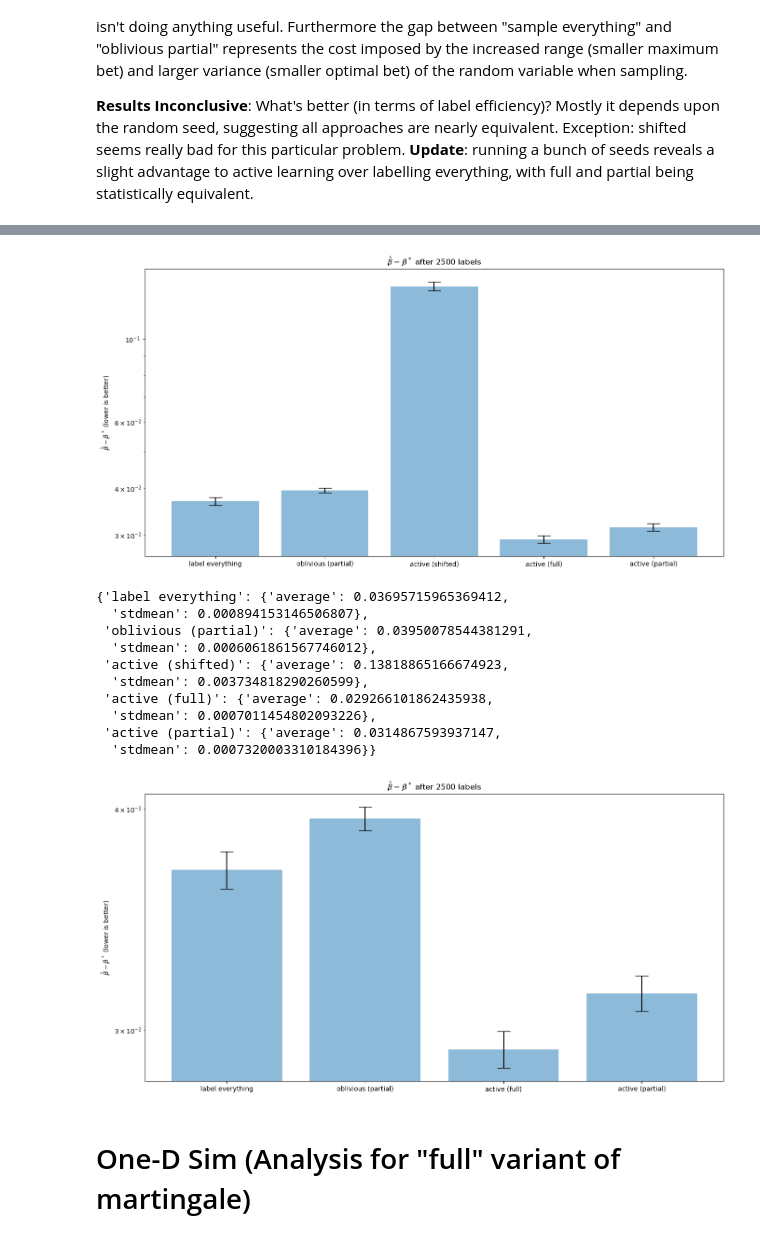
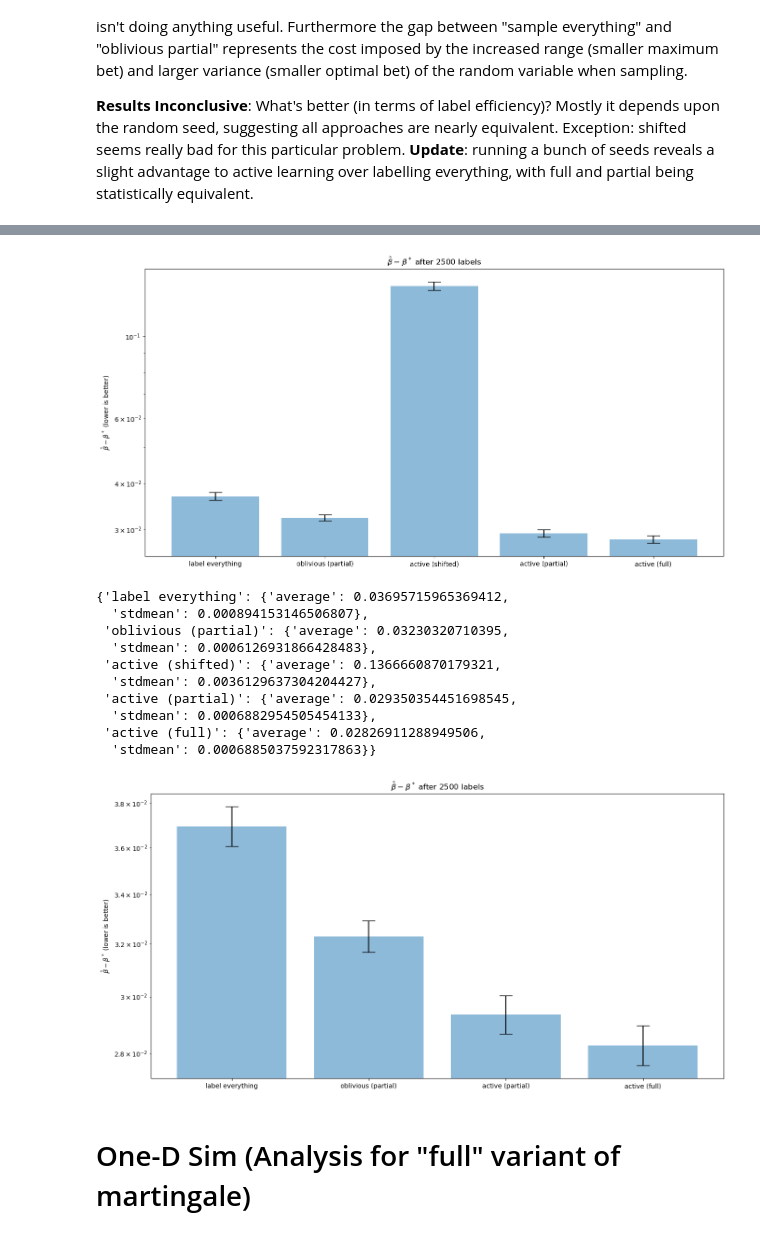
Before and after one commit to neilzxu/active-rcps, a Jupyter notebook: onedbinomialtestlesshypers.ipynb, the cells around one changed output, grey strips where cells are left out. Drawn from its saved outputs; the diff is of its cells as text; code cells hidden in the pictures.

```diff
--- a/onedbinomialtestlesshypers.ipynb
+++ b/onedbinomialtestlesshypers.ipynb
@@ -334,14 +346,14 @@ def test_once(*, seed, report_at):
     import numpy as np
     import torch
 
+    theta = 1/12
+    target_rate = 1/3
+
     if True:
         torch.manual_seed(seed)
         np.set_printoptions(2, floatmode='fixed')
 
         rho = FalsePositiveRho()
-        theta = 1/12
-        q_min = 1/10
-        target_rate = 1/3
 
         knots = np.linspace(0, 1, 10)
         def featurize(p):
@@ -358,7 +370,7 @@ def test_once(*, seed, report_at):
 
             return rv
 
-        def makeMinimax(policy, q_min, target_rate, iwmart):
+        def makeMinimax(policy, target_rate, iwmart):
             import cocob
 
             betastar = 1 - np.sqrt(2 * theta)
@@ -366,7 +378,6 @@ def test_once(*, seed, report_at):
             policy.constant_init(target_rate)
 
             primal_player = LabellingPolicyPrimalPlayer(policy=policy,
-                                                        q_min=q_min,
                                                         target_rate=target_rate,
                                                         theta=theta,
                                                         rho=rho,
@@ -391,16 +402,14 @@ def test_once(*, seed, report_at):
         _, full_minimax = makeMinimax(policy=MultilabelRegressor(in_features=len(featurize(0.1)), out_classes=1, bias=True),
                                       q_min=q_min,
                                       target_rate=target_rate,
-                                      iwmart=FullIwUpperMartingale(rho=rho, theta=theta, q_min=q_min, n_betas=1000, alpha=0.05),
+                                      iwmart=FullIwUpperMartingale(rho=rho, theta=theta, q_min=1/8, n_betas=1000, alpha=0.05),
                                       )
         _, const_minimax = makeMinimax(policy=MultilabelRegressor(in_features=len(featurize(0.1)), out_classes=1, bias=False),
-                                       q_min=q_min,
                                        target_rate=target_rate,
-                                       iwmart=PartialIwUpperMartingale(rho=rho, theta=theta, q_min=q_min, n_betas=1000, alpha=0.05),
+                                       iwmart=PartialIwUpperMartingale(rho=rho, theta=theta, q_min=1/8, n_betas=1000, alpha=0.05),
                                       )
         _, fobv_minimax = makeMinimax(policy=MultilabelRegressor(in_features=len(featurize(0.1)), out_classes=1, bias=False),
-                                      q_min=1,
-                                      target_rate=2,
+                                      target_rate=1,
                                       iwmart=FullyObservedUpperMartingale(rho=rho, theta=theta, n_betas=1000, alpha=0.05))
 
         suml, sumls, betas = 0, [0], [minimax._primal_player._iwmart.curbeta[0]]
@@ -470,49 +479,49 @@ def test():
 
 test()
 # %% [output]
-[figure, old version]
+[figure, new version]
 {'label everything': {'average': 0.03695715965369412,
   'stdmean': 0.000894153146506807},
- 'oblivious (partial)': {'average': 0.03950078544381291,
-  'stdmean': 0.0006061861567746012},
- 'active (shifted)': {'average': 0.13818865166674923,
-  'stdmean': 0.003734818290260599},
- 'active (full)': {'average': 0.029266101862435938,
-  'stdmean': 0.0007011454802093226},
- 'active (partial)': {'average': 0.0314867593937147,
-  'stdmean': 0.0007320003310184396}}
+ 'oblivious (partial)': {'average': 0.03230320710395,
+  'stdmean': 0.0006126931866428483},
+ 'active (shifted)': {'average': 0.1366660870179321,
+  'stdmean': 0.0036129637304204427},
+ 'active (partial)': {'average': 0.029350354451698545,
+  'stdmean': 0.0006882954505454133},
+ 'active (full)': {'average': 0.02826911288949506,
+  'stdmean': 0.0006885037592317863}}
 # %%
 def megaplot(report_at):
     rv = {'label everything': {'average': 0.03695715965369412,
   'stdmean': 0.000894153146506807},
- 'oblivious (partial)': {'average': 0.03950078544381291,
-  'stdmean': 0.0006061861567746012},
- 'active (shifted)': {'average': 0.13818865166674923,
-  'stdmean': 0.003734818290260599},
- 'active (full)': {'average': 0.029266101862435938,
-  'stdmean': 0.0007011454802093226},
- 'active (partial)': {'average': 0.0314867593937147,
-  'stdmean': 0.0007320003310184396}}
+ 'oblivious (partial)': {'average': 0.03230320710395,
+  'stdmean': 0.0006126931866428483},
+ 'active (shifted)': {'average': 0.1366660870179321,
+  'stdmean': 0.0036129637304204427},
+ 'active (partial)': {'average': 0.029350354451698545,
+  'stdmean': 0.0006882954505454133},
+ 'active (full)': {'average': 0.02826911288949506,
+  'stdmean': 0.0006885037592317863}}
 
     if True:
         del rv['active (shifted)']
 
         import matplotlib.pyplot as plt
 
         fig, ax = plt.subplots(figsize=(16, 8))
         ax.bar(list(k for k, _ in rv.items()),
                list(v['average'] for _, v in rv.items()),
                yerr=list(v['stdmean'] for _, v in rv.items()),
                align='center', alpha=0.5, ecolor='black', capsize=10)
         ax.set_ylabel('$\\hat{\\beta} - \\beta^*$ (lower is better)')
         ax.set_yscale('log')
         plt.title('$\\hat{\\beta} - \\beta^*$ ' + f'after {report_at} labels')
 
         plt.show()
 
 megaplot(2500)
 # %% [output]
-[figure, old version]
+[figure, new version]
 # %% [markdown]
 # One-D Sim (Analysis for "full" variant of martingale)
 # %% [markdown]
```
Also changed, not shown: parts of 3 cells of this notebook.
